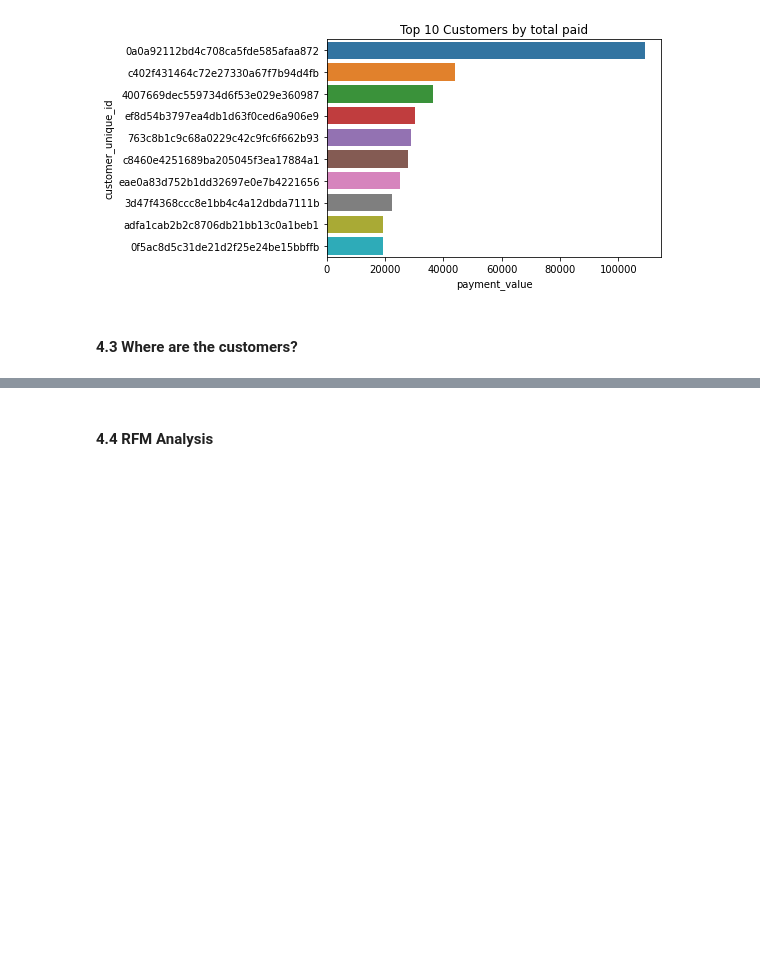
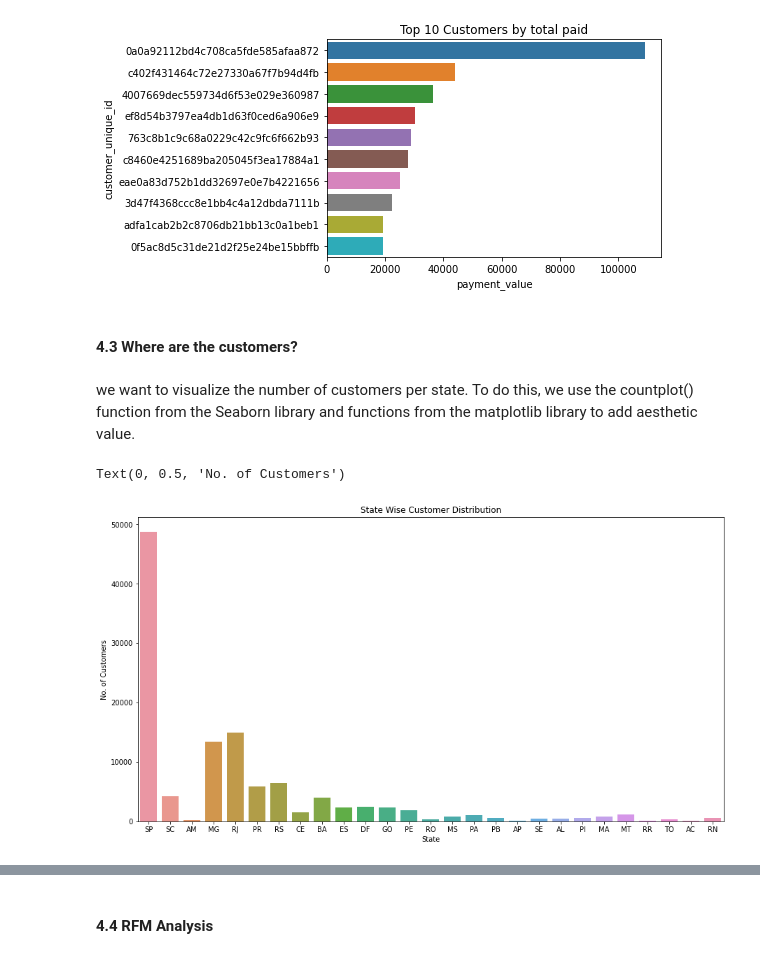
Before and after one commit to Yira-Yareth/Analyzing-Brazilian_Ecommerce, a Jupyter notebook: Analyzing-Brazilian_Ecommerce.ipynb, the cells around one changed output, grey strips where cells are left out. Drawn from its saved outputs; the diff is of its cells as text; code cells hidden in the pictures; blank space fills up the shorter version.

```diff
--- a/Analyzing-Brazilian_Ecommerce.ipynb
+++ b/Analyzing-Brazilian_Ecommerce.ipynb
@@ -170,3 +176,15 @@ Text(0.5, 1.0, 'Top 10 Customers by total paid')
 [figure]
 # %% [markdown]
 #### 4.3 Where are the customers?
+# %% [markdown]
+ we want to visualize the number of customers per state. To do this, we use the countplot() function from the Seaborn library and functions from the matplotlib library to add aesthetic value.
+# %%
+# plotting state wise customer distribution
+plt.figure(figsize=(15,8))
+sns.countplot(x='customer_state', data=join_data)
+plt.title('State Wise Customer Distribution')
+plt.xlabel('State')
+plt.ylabel('No. of Customers')
+# %% [output]
+Text(0, 0.5, 'No. of Customers')
+[figure, added]
```
Also changed, not shown: parts of 17 cells of this notebook.
